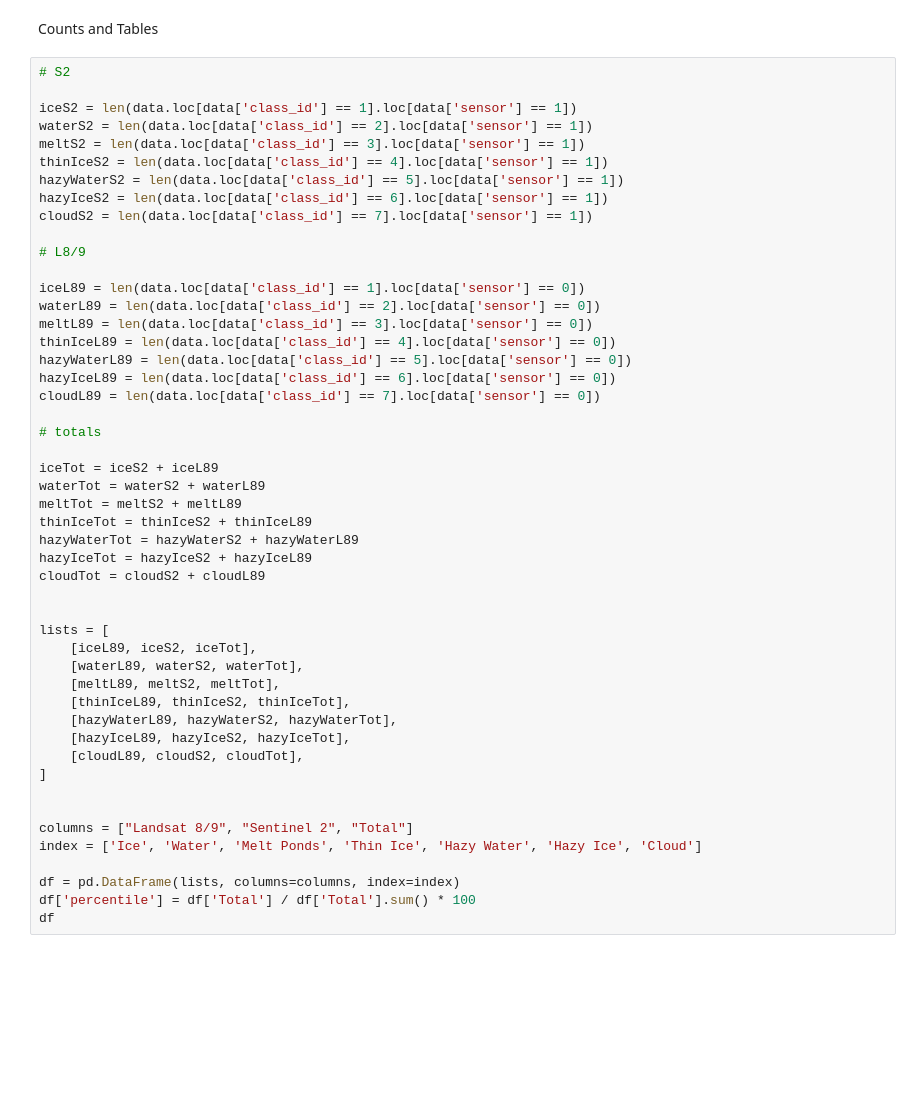
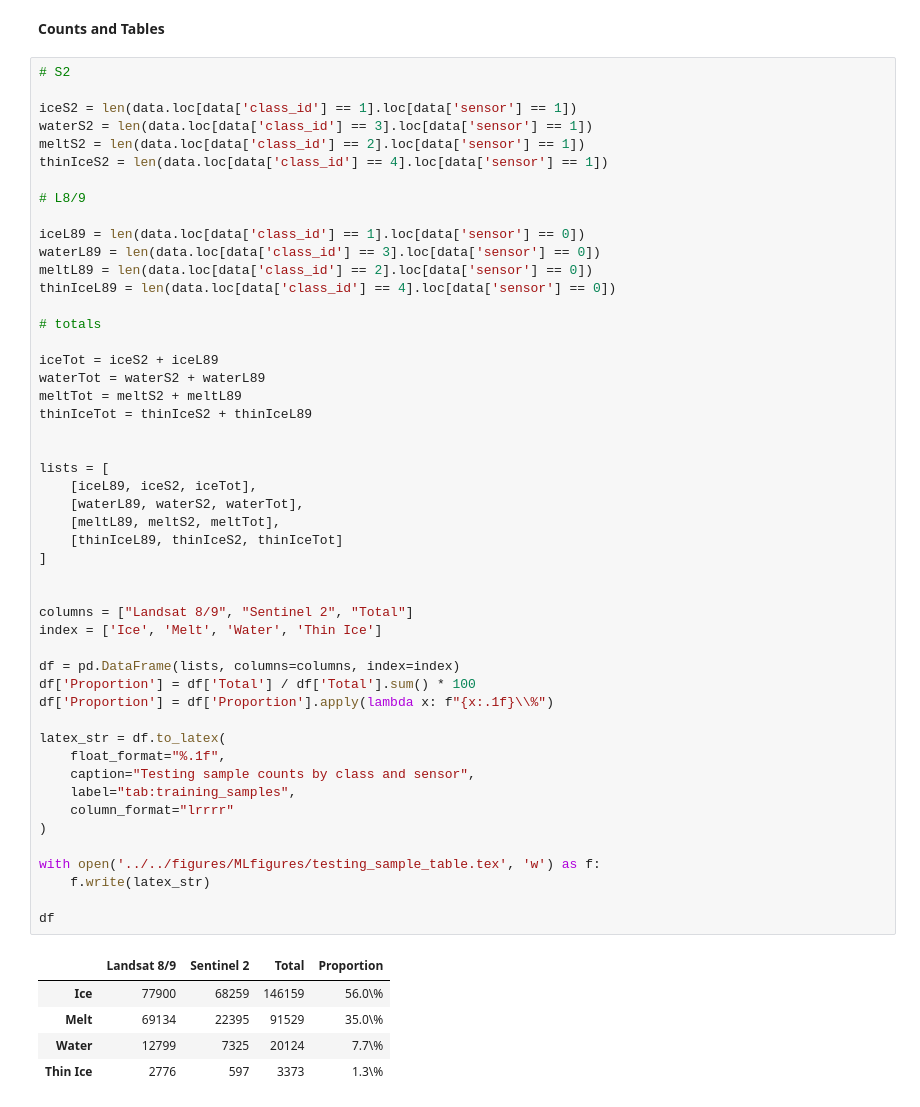
Before and after one commit to felixleodiaz/coastal-ice, a Jupyter notebook: scripts/MachineLearningClassifier/CreateFigures.ipynb, the cells around one changed output. Saved outputs shown, nothing was run; the diff lists cells and outputs as text; blank space fills up the shorter version.

```diff
--- a/scripts/MachineLearningClassifier/CreateFigures.ipynb
+++ b/scripts/MachineLearningClassifier/CreateFigures.ipynb
@@ -638,54 +866,60 @@ plt.show()
 # %% [markdown]
-Counts and Tables
+**Counts and Tables**
 # %%
 # S2
 
 iceS2 = len(data.loc[data['class_id'] == 1].loc[data['sensor'] == 1])
-waterS2 = len(data.loc[data['class_id'] == 2].loc[data['sensor'] == 1])
-meltS2 = len(data.loc[data['class_id'] == 3].loc[data['sensor'] == 1])
+waterS2 = len(data.loc[data['class_id'] == 3].loc[data['sensor'] == 1])
+meltS2 = len(data.loc[data['class_id'] == 2].loc[data['sensor'] == 1])
 thinIceS2 = len(data.loc[data['class_id'] == 4].loc[data['sensor'] == 1])
-hazyWaterS2 = len(data.loc[data['class_id'] == 5].loc[data['sensor'] == 1])
-hazyIceS2 = len(data.loc[data['class_id'] == 6].loc[data['sensor'] == 1])
-cloudS2 = len(data.loc[data['class_id'] == 7].loc[data['sensor'] == 1])
 
 # L8/9
 
 iceL89 = len(data.loc[data['class_id'] == 1].loc[data['sensor'] == 0])
-waterL89 = len(data.loc[data['class_id'] == 2].loc[data['sensor'] == 0])
-meltL89 = len(data.loc[data['class_id'] == 3].loc[data['sensor'] == 0])
+waterL89 = len(data.loc[data['class_id'] == 3].loc[data['sensor'] == 0])
+meltL89 = len(data.loc[data['class_id'] == 2].loc[data['sensor'] == 0])
 thinIceL89 = len(data.loc[data['class_id'] == 4].loc[data['sensor'] == 0])
-hazyWaterL89 = len(data.loc[data['class_id'] == 5].loc[data['sensor'] == 0])
-hazyIceL89 = len(data.loc[data['class_id'] == 6].loc[data['sensor'] == 0])
-cloudL89 = len(data.loc[data['class_id'] == 7].loc[data['sensor'] == 0])
 
 # totals
 
 iceTot = iceS2 + iceL89
 waterTot = waterS2 + waterL89
 meltTot = meltS2 + meltL89
 thinIceTot = thinIceS2 + thinIceL89
-hazyWaterTot = hazyWaterS2 + hazyWaterL89
-hazyIceTot = hazyIceS2 + hazyIceL89
-cloudTot = cloudS2 + cloudL89
 
 
 lists = [
     [iceL89, iceS2, iceTot],
     [waterL89, waterS2, waterTot],
     [meltL89, meltS2, meltTot],
-    [thinIceL89, thinIceS2, thinIceTot],
-    [hazyWaterL89, hazyWaterS2, hazyWaterTot],
-    [hazyIceL89, hazyIceS2, hazyIceTot],
-    [cloudL89, cloudS2, cloudTot],
+    [thinIceL89, thinIceS2, thinIceTot]
 ]
 
 
 columns = ["Landsat 8/9", "Sentinel 2", "Total"]
-index = ['Ice', 'Water', 'Melt Ponds', 'Thin Ice', 'Hazy Water', 'Hazy Ice', 'Cloud']
+index = ['Ice', 'Melt', 'Water', 'Thin Ice']
 
 df = pd.DataFrame(lists, columns=columns, index=index)
-df['percentile'] = df['Total'] / df['Total'].sum() * 100
+df['Proportion'] = df['Total'] / df['Total'].sum() * 100
+df['Proportion'] = df['Proportion'].apply(lambda x: f"{x:.1f}\\%")
+
+latex_str = df.to_latex(
+    float_format="%.1f",
+    caption="Testing sample counts by class and sensor",
+    label="tab:training_samples",
+    column_format="lrrrr"
+)
+
+with open('../../figures/MLfigures/testing_sample_table.tex', 'w') as f:
+    f.write(latex_str)
+
 df
+# %% [output]
+|  | Landsat 8/9 | Sentinel 2 | Total | Proportion |
+| Ice | 77900 | 68259 | 146159 | 56.0\% |
+| Melt | 69134 | 22395 | 91529 | 35.0\% |
+| Water | 12799 | 7325 | 20124 | 7.7\% |
+| Thin Ice | 2776 | 597 | 3373 | 1.3\% |
 # %%
 data_full = pd.read_csv('../../local_data/RFTrainingAsset.csv')
 
```
Also changed, not shown: parts of 25 cells of this notebook, 18 other files.
